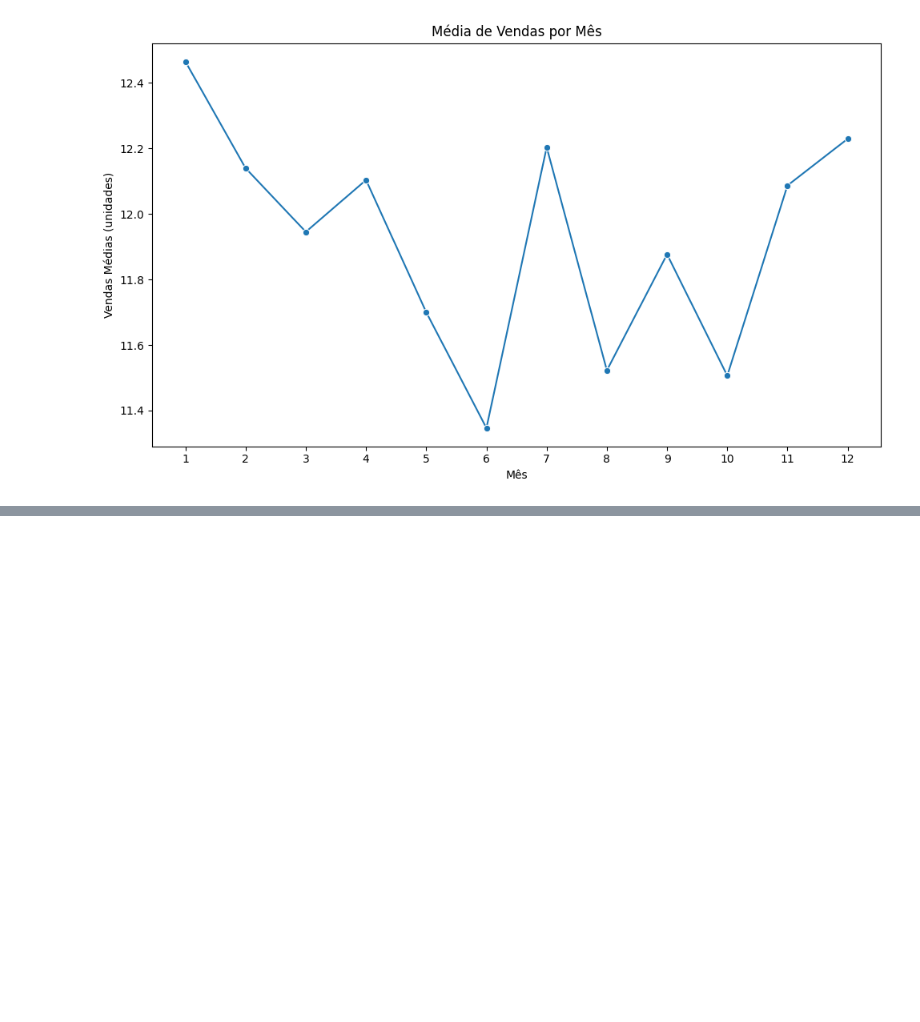
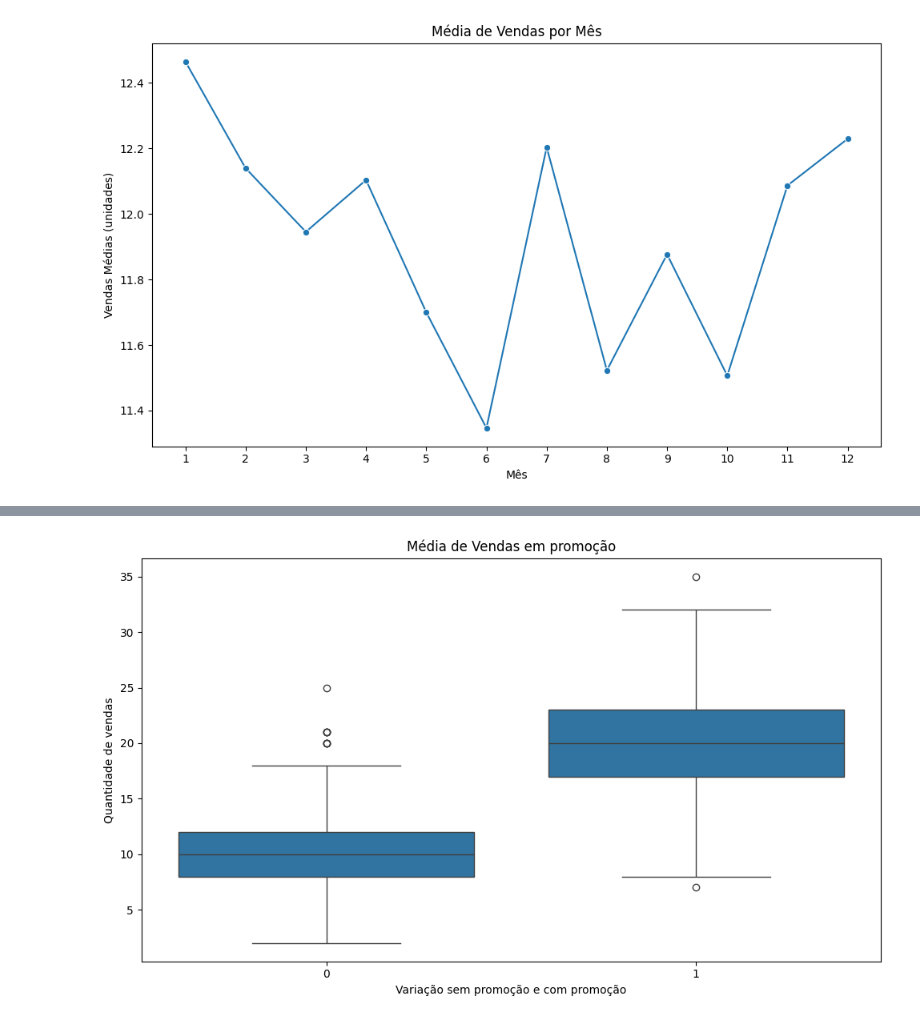
Before and after one commit to AndreiBataglia/projetos-em-ia-e-analise, a Jupyter notebook: notebooks/semana_01_analise_dados_estoque.ipynb, the cells around one changed output, grey strips where cells are left out. Cells and saved outputs as stored; diff of their text form; code cells hidden in the pictures; blank space fills up the shorter version.

```diff
--- a/notebooks/semana_01_analise_dados_estoque.ipynb
+++ b/notebooks/semana_01_analise_dados_estoque.ipynb
@@ -116,0 +134,10 @@ plt.show()
+# %%
+plt.figure(figsize=(10,6))
+sns.boxplot (x="promocao", y="vendas_qtd", data=df)
+plt.title("Média de Vendas em promoção")
+plt.xlabel("Variação sem promoção e com promoção")
+plt.ylabel("Quantidade de vendas")
+plt.tight_layout()
+plt.show()
+# %% [output]
+[figure, added]
```
Also changed, not shown: parts of 3 cells of this notebook, 1 other file.
